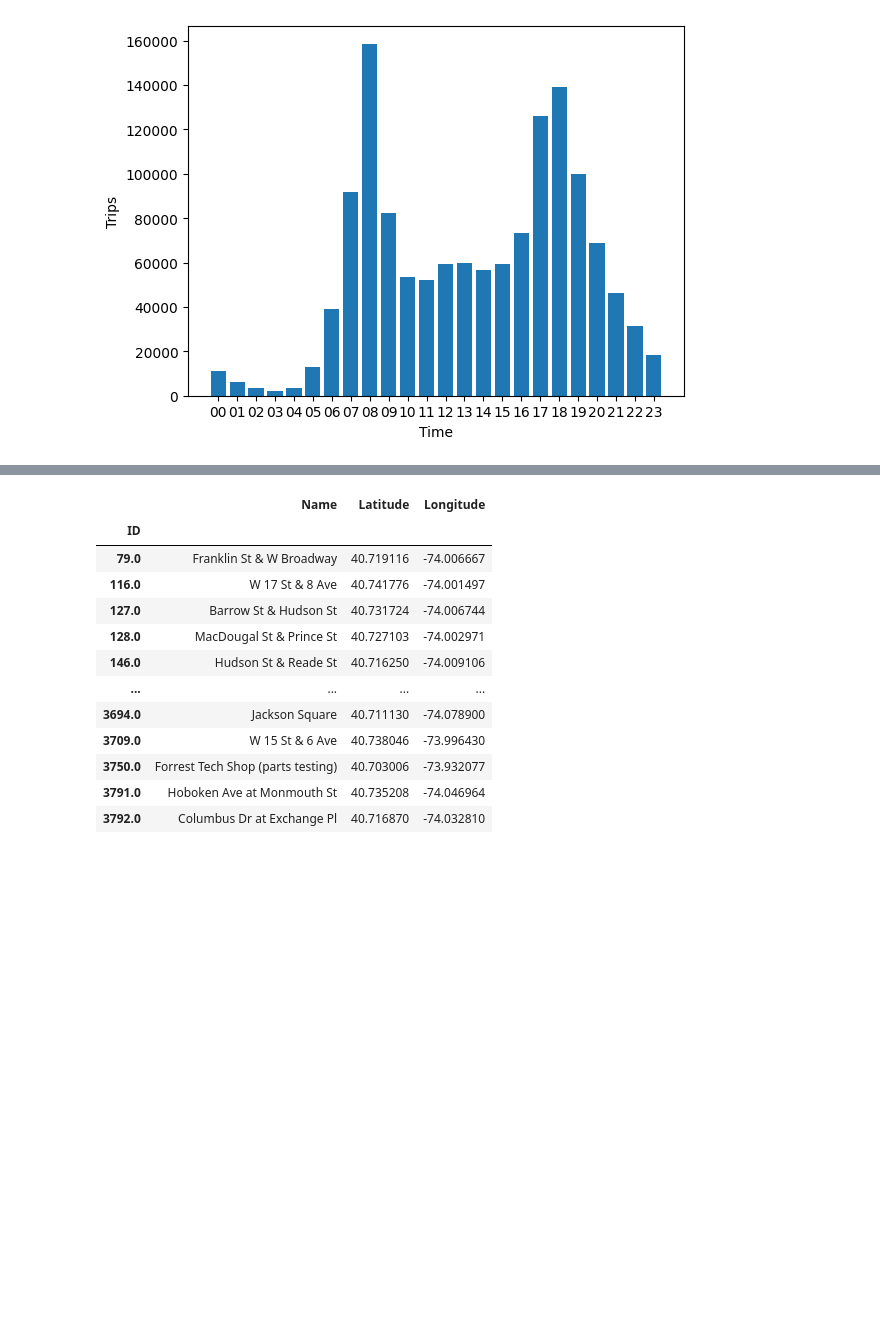
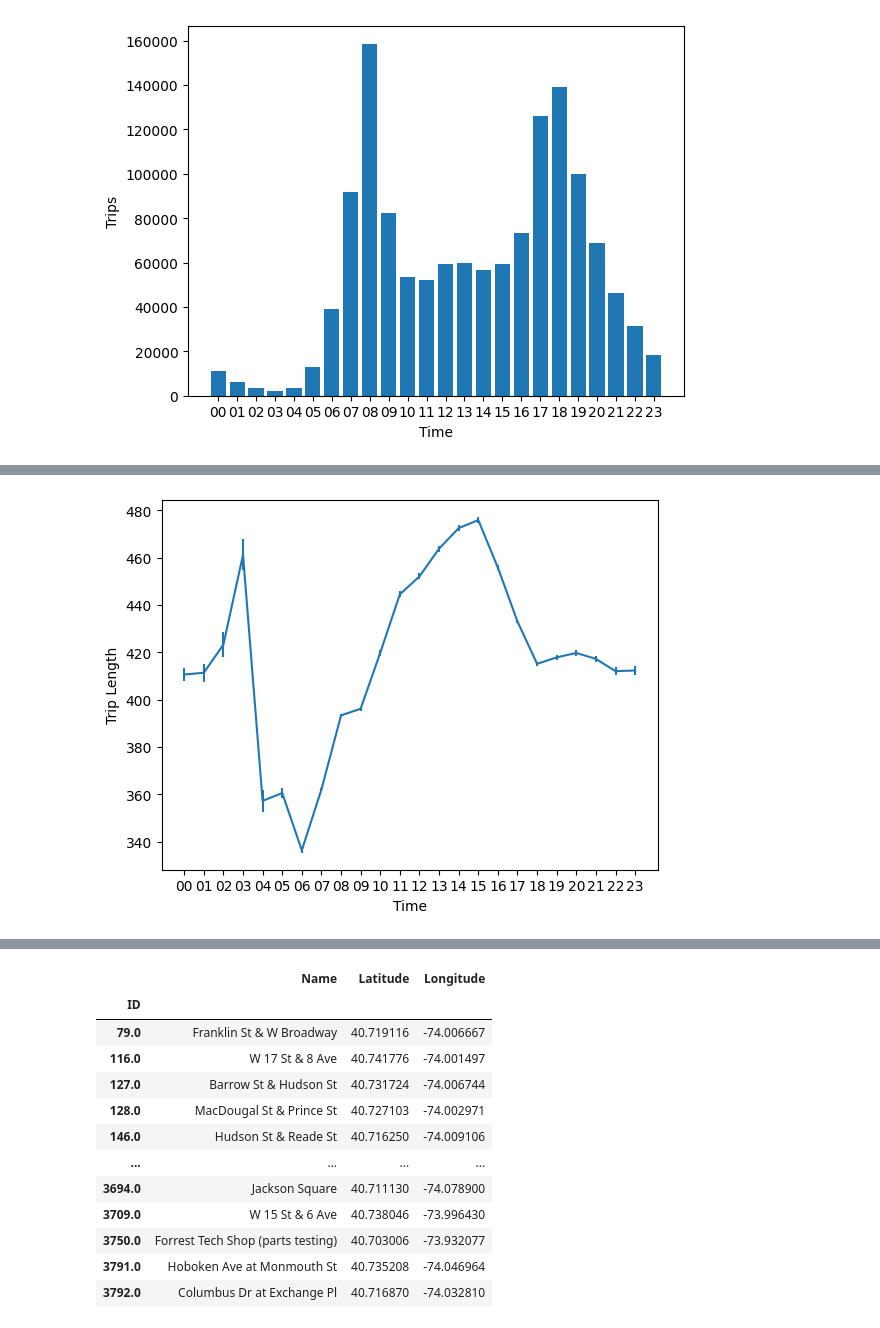
Before and after one commit to lukasschirren/nyc_bike_rental, a Jupyter notebook: Sophia_Workspace.ipynb, the cells around one changed output, grey strips where cells are left out. Saved outputs shown, nothing was run; the diff lists cells and outputs as text; code cells hidden in the pictures; blank space fills up the shorter version.

```diff
--- a/Sophia_Workspace.ipynb
+++ b/Sophia_Workspace.ipynb
@@ -99,0 +145,17 @@ cd.tail()
+# %%
+cd1=cd[cd['Trip Duration']<1440]
+trip_duration= []
+trip_error = []
+for t in hours_uq:
+    test = cd1[(cd1['Start Time'].str[11:13] == t)]
+    trip_duration.append(test['Trip Duration'].mean())
+    std_err = test['Trip Duration'].std() / np.sqrt(len( test['Trip Duration']))
+    trip_error.append(std_err)
+
+
+plt.errorbar(hours_uq, trip_duration, yerr=trip_error)
+plt.xlabel('Time')
+plt.ylabel('Trip Length')
+plt.show()
+# %% [output]
+[figure, added]
```
Also changed, not shown: parts of 17 cells of this notebook, 4 other files.
